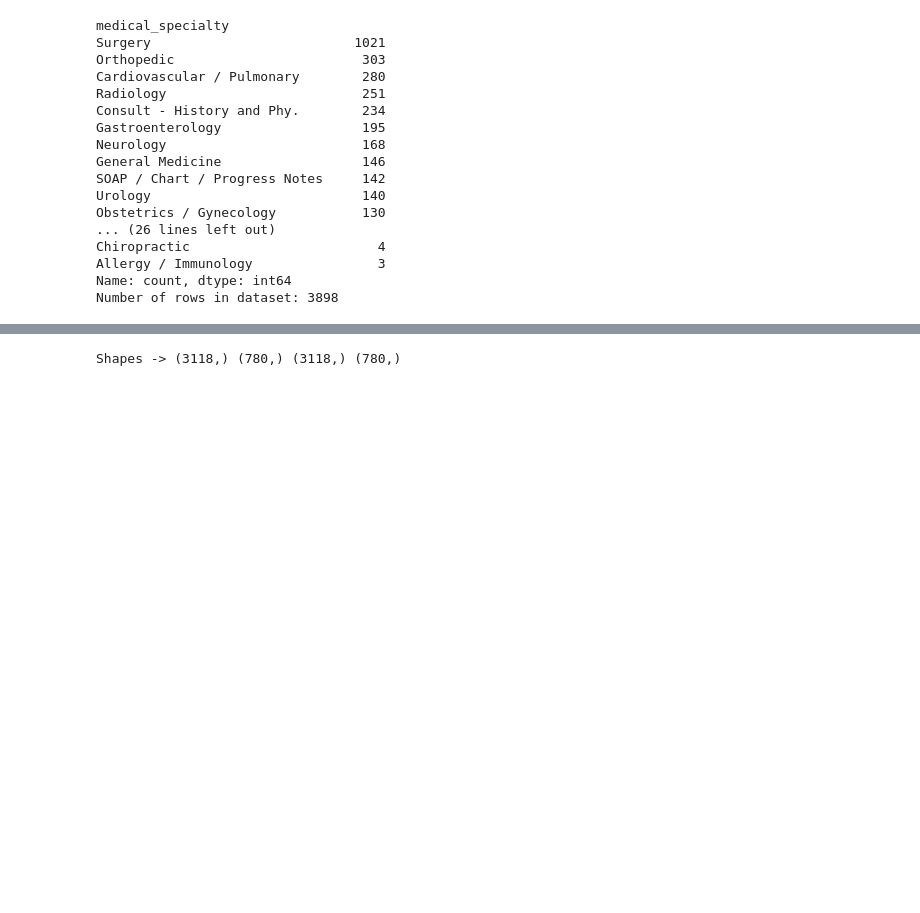
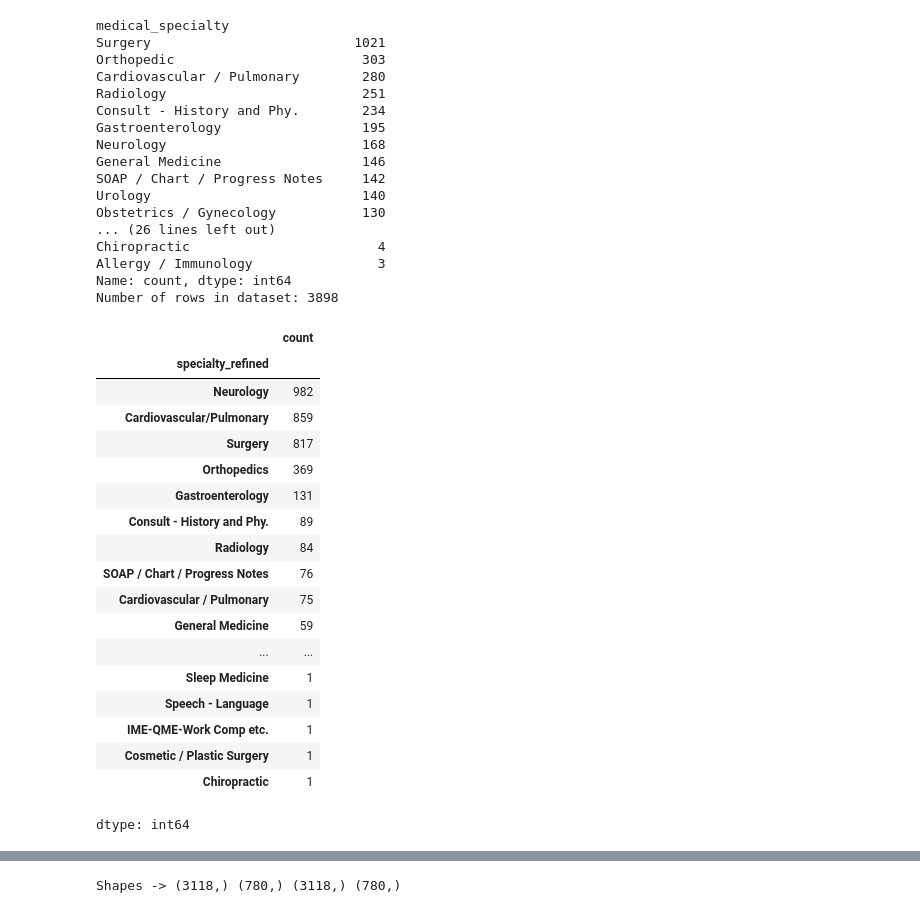
Before and after one commit to anokhimehta/medical-triage, a Jupyter notebook: ML_EC_Project.ipynb, the cells around one changed output, grey strips where cells are left out. Drawn from its saved outputs; the diff is of its cells as text; code cells hidden in the pictures; blank space fills up the shorter version.

```diff
--- a/ML_EC_Project.ipynb
+++ b/ML_EC_Project.ipynb
@@ -82,6 +83,63 @@ Chiropractic                        4
 Allergy / Immunology                3
 Name: count, dtype: int64
 Number of rows in dataset: 3898
+# %%
+#do some relabeling
+RELABEL_RULES = {
+    "Cardiovascular/Pulmonary": [
+        "troponin", "acute coronary", "ecg", "ekg",
+        "cardiac catheterization", "stent", "angiogram"
+    ],
+    "Orthopedics": [
+        "fracture", "tibia", "femur", "cast",
+        "weight bearing", "ligament tear"
+    ],
+    "Neurology": [
+        "seizure", "stroke", "cva", "tia",
+        "parkinson", "brain mri"
+    ],
+    "Gastroenterology": [
+        "colonoscopy", "gi bleed", "melena",
+        "pancreatitis", "cirrhosis"
+    ],
+    "Surgery": [
+        "post operative", "incision",
+        "laparoscopic", "surgical repair"
+    ]
+}
+
+def relabel_specialty(text, current_label):
+    text = text.lower()
+    for specialty, keywords in RELABEL_RULES.items():
+        if any(k in text for k in keywords):
+            return specialty
+    return current_label
+
+df['specialty_refined'] = df.apply(
+    lambda row: relabel_specialty(row['combined_text'], row['medical_specialty']), axis=1
+)
+
+df["specialty_refined"].value_counts()
+# %% [output]
+|  | count |
+| specialty_refined |  |
+| Neurology | 982 |
+| Cardiovascular/Pulmonary | 859 |
+| Surgery | 817 |
+| Orthopedics | 369 |
+| Gastroenterology | 131 |
+| Consult - History and Phy. | 89 |
+| Radiology | 84 |
+| SOAP / Chart / Progress Notes | 76 |
+| Cardiovascular / Pulmonary | 75 |
+| General Medicine | 59 |
+| ... | ... |
+| Sleep Medicine | 1 |
+| Speech - Language | 1 |
+| IME-QME-Work Comp etc. | 1 |
+| Cosmetic / Plastic Surgery | 1 |
+| Chiropractic | 1 |
+dtype: int64
 # %%
 #combine some categories
 
```
Also changed, not shown: parts of 11 cells of this notebook.
